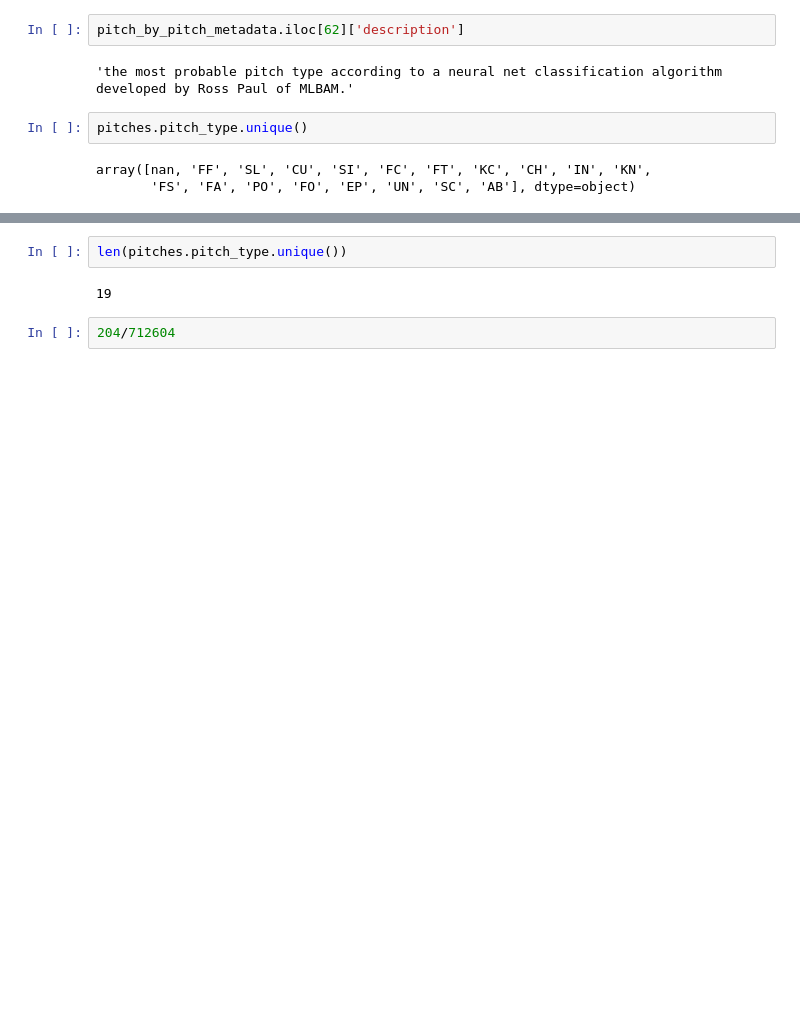
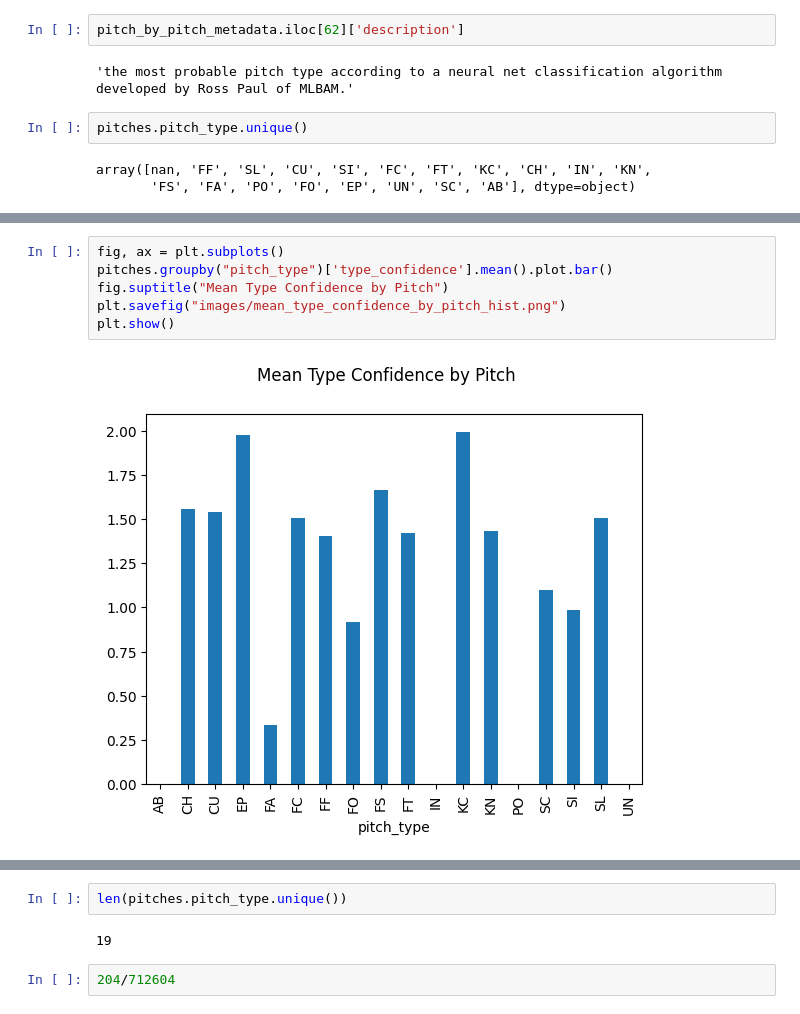
Before and after one commit to scottmaran/pitch_prediction, a Jupyter notebook: eda.ipynb, the cells around one changed output, grey strips where cells are left out. Saved outputs shown, nothing was run; the diff lists cells and outputs as text; blank space fills up the shorter version.

```diff
--- a/eda.ipynb
+++ b/eda.ipynb
@@ -42,0 +52,8 @@ array([nan, 'FF', 'SL', 'CU', 'SI', 'FC', 'FT', 'KC', 'CH', 'IN', 'KN',
+# %%
+fig, ax = plt.subplots()
+pitches.groupby("pitch_type")['type_confidence'].mean().plot.bar()
+fig.suptitle("Mean Type Confidence by Pitch")
+plt.savefig("images/mean_type_confidence_by_pitch_hist.png")
+plt.show()
+# %% [output]
+[figure, added]
```
Also changed, not shown: parts of 15 cells of this notebook, 17 other files.
